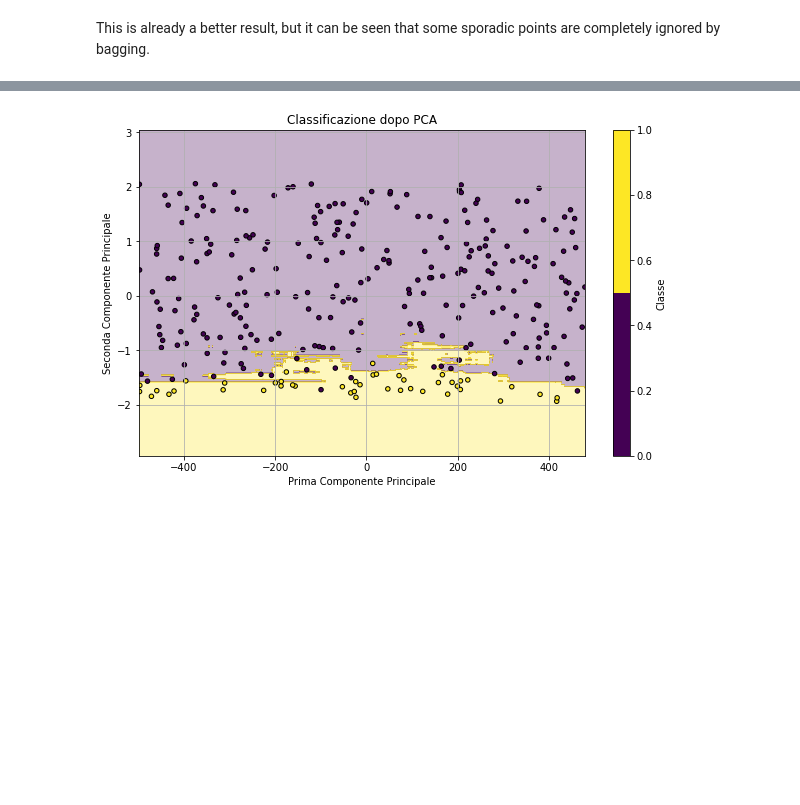
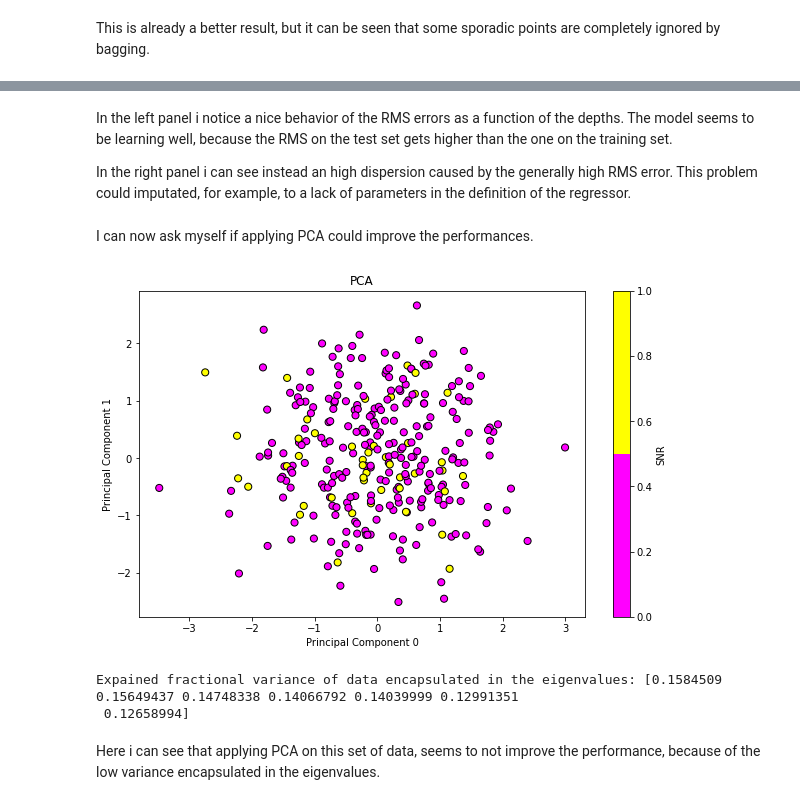
Before and after one commit to LorenzoVigan56/astrostatistics_bicocca_2024, a Jupyter notebook: working/L20_GravitationalWaves.ipynb, the cells around one changed output, grey strips where cells are left out. Cells and saved outputs as stored; diff of their text form; code cells hidden in the pictures; blank space fills up the shorter version.

```diff
--- a/working/L20_GravitationalWaves.ipynb
+++ b/working/L20_GravitationalWaves.ipynb
@@ -297,41 +327,42 @@ Also here the upper points seem to be completely ignored by bagging.
+# %% [markdown]
+In the left panel i notice a nice behavior of the RMS errors as a function of the depths. The model seems to be learning well, because the RMS on the test set gets higher than the one on the training set.
+
+In the right panel i can see instead an high dispersion caused by the generally high RMS error. This problem could imputated, for example, to a lack of parameters in the definition of the regressor.
+# %% [markdown]
+I can now ask myself if applying PCA could improve the performances.
 # %%
 from sklearn.decomposition import PCA
 from sklearn.model_selection import train_test_split
-from sklearn.metrics import classification_report, confusion_matrix
+from sklearn.metrics import confusion_matrix
+from sklearn.preprocessing import StandardScaler
 
-X = np.hstack([mtot[:, np.newaxis], z[:, np.newaxis]])
+X = np.hstack([mtot[:, np.newaxis], z[:, np.newaxis], q[:, np.newaxis], iota[:, np.newaxis], psi[:, np.newaxis],
+              ra[:, np.newaxis], dec[:, np.newaxis]])
 y = det
+
+scaler = StandardScaler()
+X = scaler.fit_transform(X)
 
 X_train, X_test, y_train, y_test = train_test_split(X, y, test_size=0.3, random_state=42)
 
-pca = PCA(n_components=2)
+pca = PCA()
 X_train_pca = pca.fit_transform(X_train)
 X_test_pca = pca.transform(X_test)
 
-
-clf = RandomForestClassifier(n_estimators=100, random_state=42)
-clf.fit(X_train_pca, y_train)
-y_pred = clf.predict(X_test_pca)
-
-
 plt.figure(figsize=(10, 6))
 
-# Decision boundary
-x_min, x_max = X_test_pca[:, 0].min() - 1, X_test_pca[:, 0].max() + 1
-y_min, y_max = X_test_pca[:, 1].min() - 1, X_test_pca[:, 1].max() + 1
-xx, yy = np.meshgrid(np.arange(x_min, x_max, 0.01),
-                     np.arange(y_min, y_max, 0.01))
-Z = clf.predict(np.c_[xx.ravel(), yy.ravel()])
-Z = Z.reshape(xx.shape)
-plt.contourf(xx, yy, Z, alpha=0.3, cmap=plt.get_cmap('viridis', len(np.unique(y))))
-
-# Plot
-scatter = plt.scatter(X_test_pca[:, 0], X_test_pca[:, 1], c=y_test, cmap=plt.get_cmap('viridis', len(np.unique(y))), edgecolor='k', s=20)
+scatter = plt.scatter(X_test_pca[:, 0], X_test_pca[:, 1], c=y_test, cmap=plt.get_cmap('spring', len(np.unique(y))), edgecolor='k', s=50)
 plt.colorbar(scatter, label='SNR')
 plt.xlabel('Principal Component 0')
 plt.ylabel('Principal Component 1')
-plt.title('Classification after PCA')
-plt.grid(True)
+plt.title('PCA')
 plt.show()
+
+evals = pca.explained_variance_ratio_
+print('Expained fractional variance of data encapsulated in the eigenvalues: ' + str(evals))
 # %% [output]
-[figure, old version]
+[figure, new version]
+Expained fractional variance of data encapsulated in the eigenvalues: [0.1584509  0.15649437 0.14748338 0.14066792 0.14039999 0.12991351
+ 0.12658994]
+# %% [markdown]
+Here i can see that applying PCA on this set of data, seems to not improve the performance, because of the low variance encapsulated in the eigenvalues.
```
Also changed, not shown: parts of 22 cells of this notebook, 16 other files.
